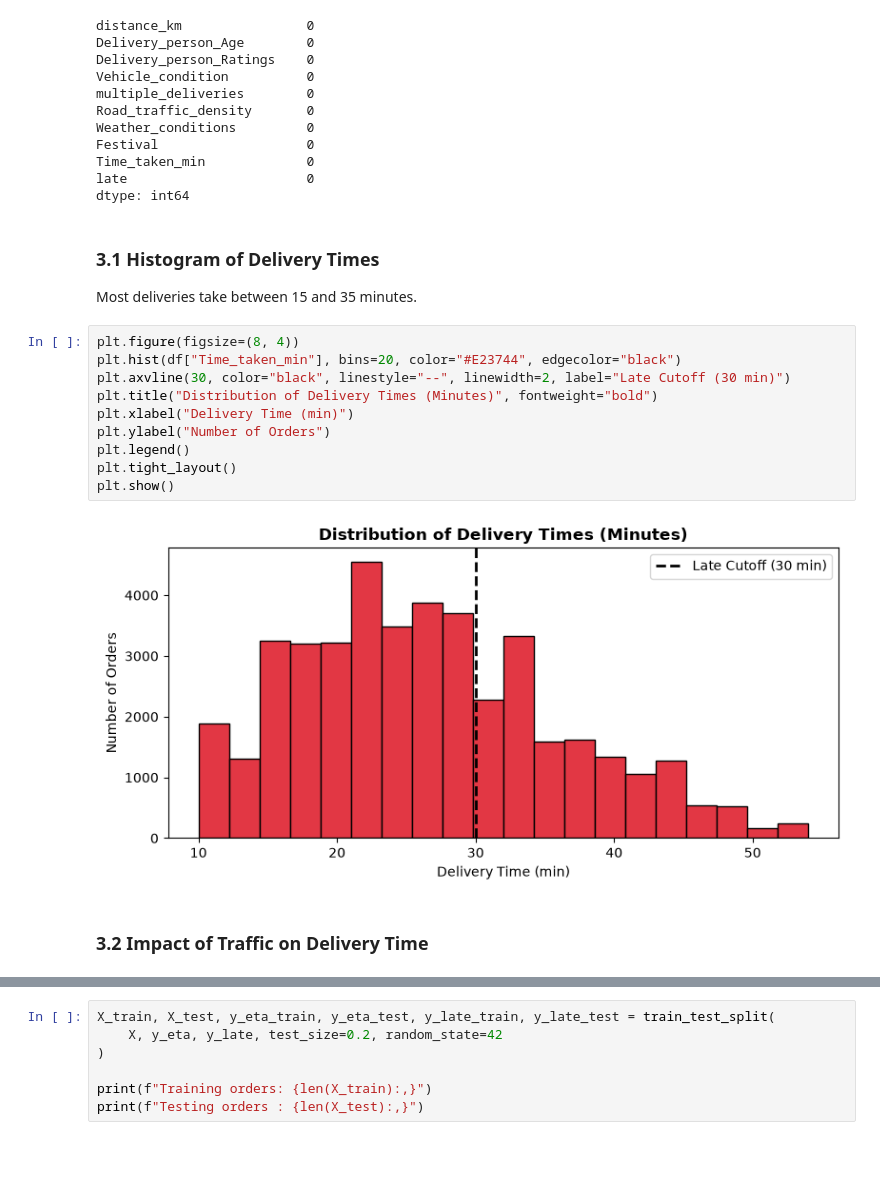
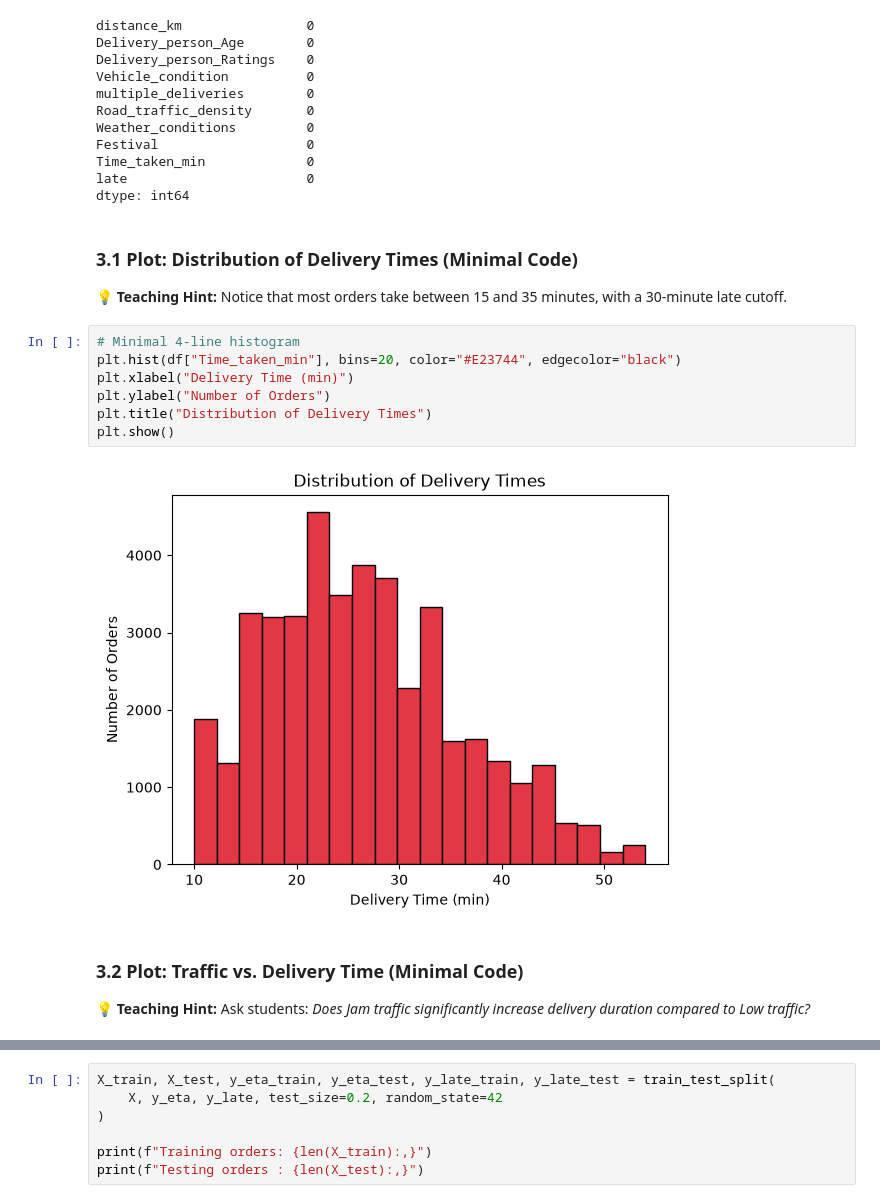
Before and after one commit to theshashank1/zomato_delivery_ai_project, a Jupyter notebook: models.ipynb, the cells around one changed output, grey strips where cells are left out. Cells and saved outputs as stored; diff of their text form; blank space fills up the shorter version.

```diff
--- a/models.ipynb
+++ b/models.ipynb
@@ -84,20 +81,18 @@ Time_taken_min             0
 late                       0
 dtype: int64
 # %% [markdown]
-### 3.1 Histogram of Delivery Times
-Most deliveries take between 15 and 35 minutes.
+### 3.1 Plot: Distribution of Delivery Times (Minimal Code)
+💡 **Teaching Hint:** Notice that most orders take between 15 and 35 minutes, with a 30-minute late cutoff.
 # %%
-plt.figure(figsize=(8, 4))
+# Minimal 4-line histogram
 plt.hist(df["Time_taken_min"], bins=20, color="#E23744", edgecolor="black")
-plt.axvline(30, color="black", linestyle="--", linewidth=2, label="Late Cutoff (30 min)")
-plt.title("Distribution of Delivery Times (Minutes)", fontweight="bold")
 plt.xlabel("Delivery Time (min)")
 plt.ylabel("Number of Orders")
-plt.legend()
-plt.tight_layout()
+plt.title("Distribution of Delivery Times")
 plt.show()
 # %% [output]
-[figure, old version]
+[figure, new version]
-# %% [markdown]
-### 3.2 Impact of Traffic on Delivery Time
+# %% [markdown]
+### 3.2 Plot: Traffic vs. Delivery Time (Minimal Code)
+💡 **Teaching Hint:** Ask students: *Does Jam traffic significantly increase delivery duration compared to Low traffic?*
 # %%
```
Also changed, not shown: parts of 33 cells of this notebook, 4 other files.
